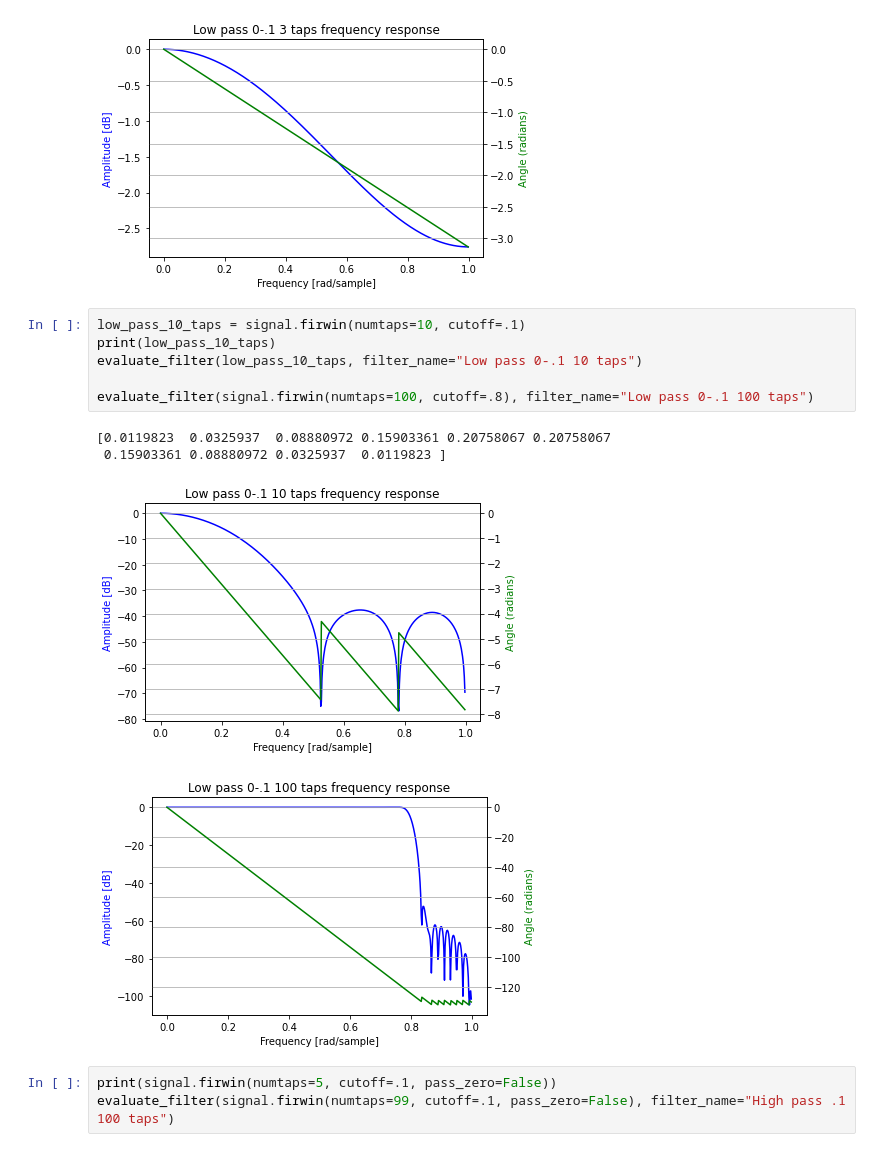
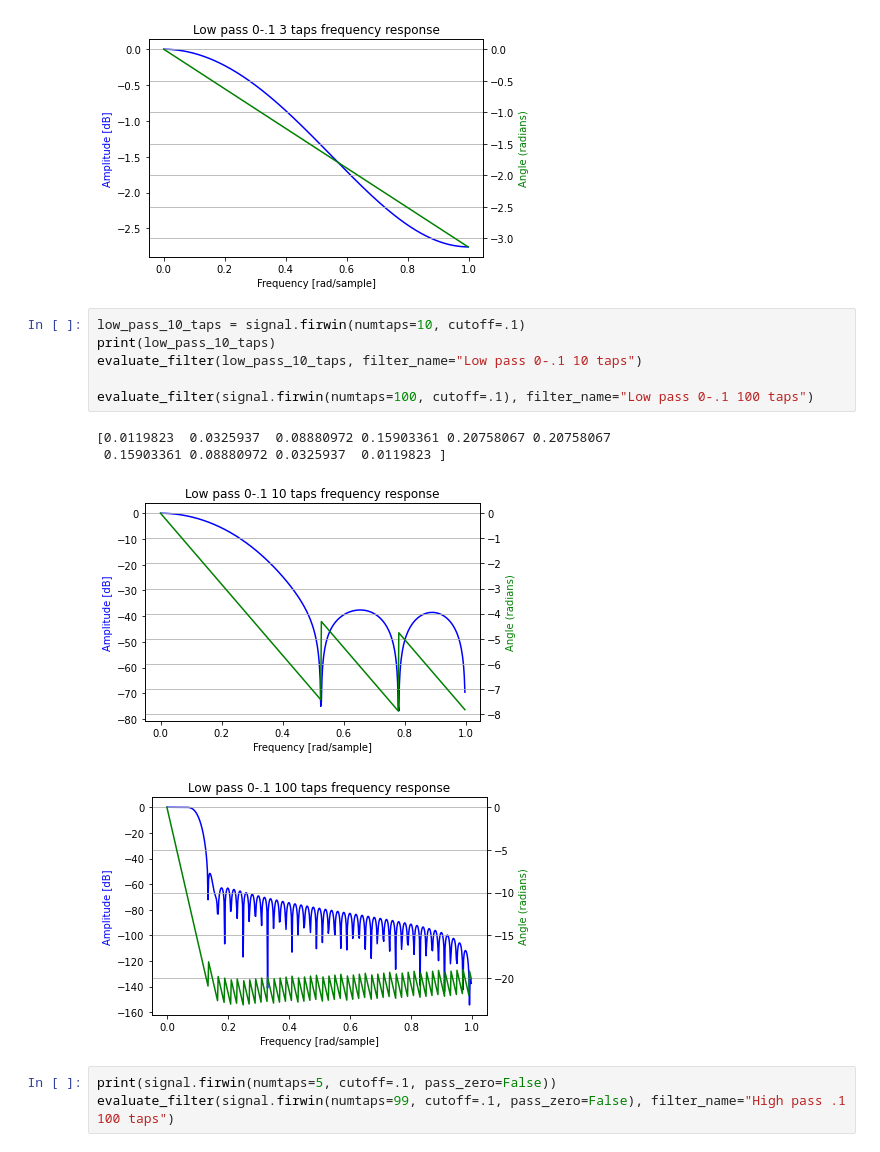
Before and after one commit to AdamVD/EEEE-533-BioSignal-Processing, a Jupyter notebook: practicals/chapter4/notebooks/Chapter 4 Practical.ipynb, the cells around one changed output. Cells and saved outputs as stored; diff of their text form.

```diff
--- a/practicals/chapter4/notebooks/Chapter 4 Practical.ipynb
+++ b/practicals/chapter4/notebooks/Chapter 4 Practical.ipynb
@@ -60,14 +60,14 @@ evaluate_filter(low_pass_3_taps, filter_name="Low pass 0-.1 3 taps")
 # %%
 low_pass_10_taps = signal.firwin(numtaps=10, cutoff=.1)
 print(low_pass_10_taps)
 evaluate_filter(low_pass_10_taps, filter_name="Low pass 0-.1 10 taps")
 
-evaluate_filter(signal.firwin(numtaps=100, cutoff=.8), filter_name="Low pass 0-.1 100 taps")
+evaluate_filter(signal.firwin(numtaps=100, cutoff=.1), filter_name="Low pass 0-.1 100 taps")
 # %% [output]
 [0.0119823  0.0325937  0.08880972 0.15903361 0.20758067 0.20758067
  0.15903361 0.08880972 0.0325937  0.0119823 ]
 [figure]
-[figure, old version]
+[figure, new version]
 # %%
 print(signal.firwin(numtaps=5, cutoff=.1, pass_zero=False))
 evaluate_filter(signal.firwin(numtaps=99, cutoff=.1, pass_zero=False), filter_name="High pass .1 100 taps")
```
Also changed, not shown: 1 other file.
